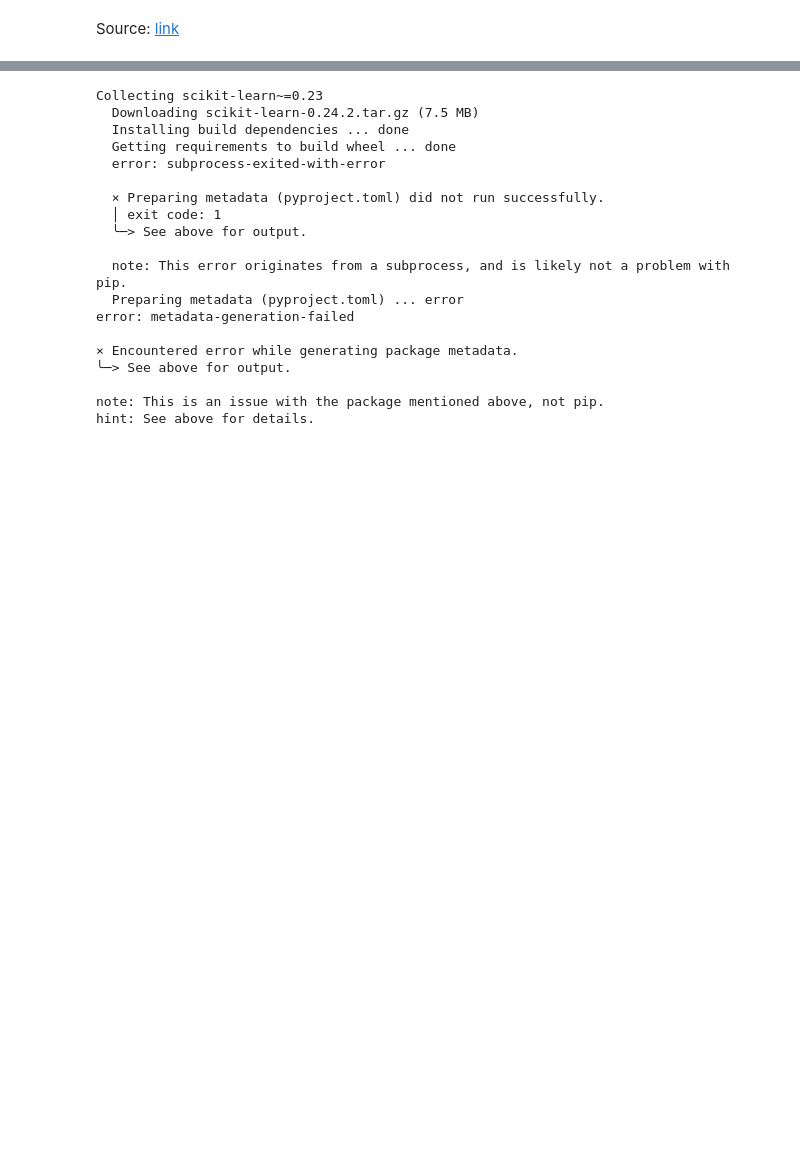
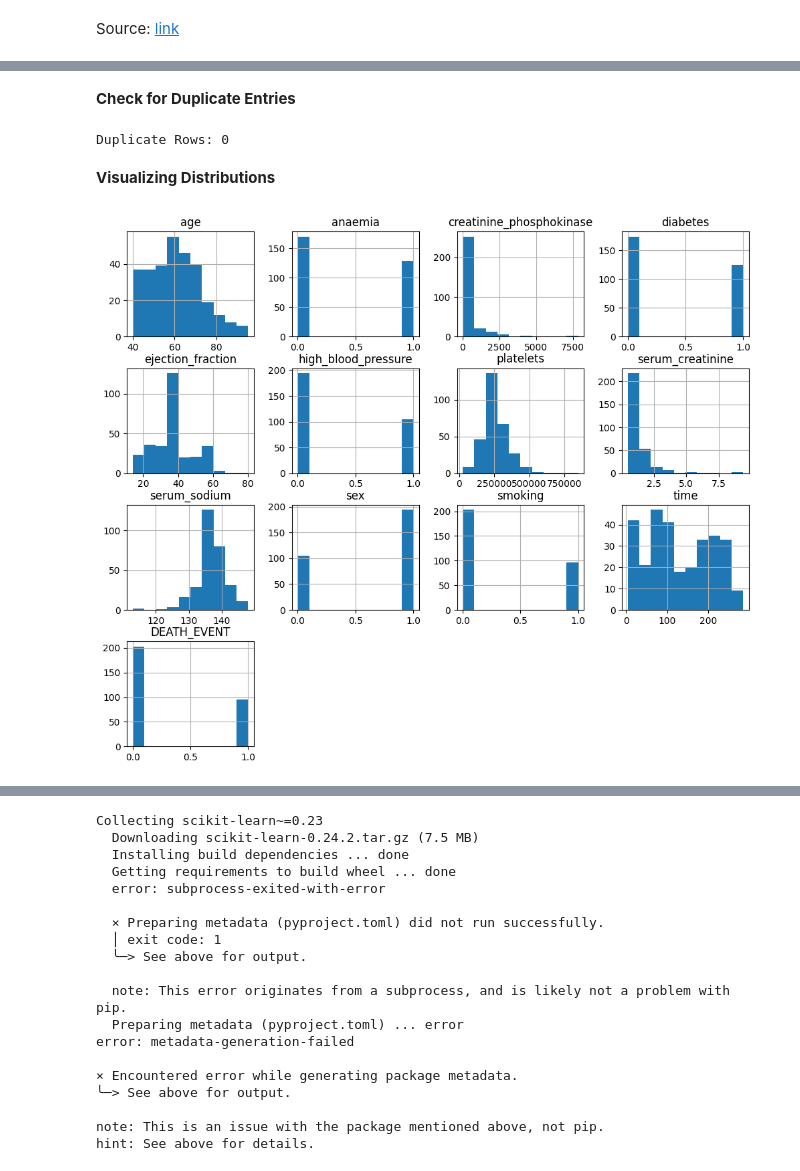
Before and after one commit to zpalevani/Capstone2, a Jupyter notebook: Capstone2.ipynb, the cells around one changed output, grey strips where cells are left out. Drawn from its saved outputs; the diff is of its cells as text; code cells hidden in the pictures; blank space fills up the shorter version.

```diff
--- a/Capstone2.ipynb
+++ b/Capstone2.ipynb
@@ -39,0 +44,10 @@ Source: [link](https://archive.ics.uci.edu/dataset/519/heart+failure+clinical+re
+# %%
+import pandas as pd
+
+# Load dataset (modify filename accordingly)
+df = pd.read_csv("/content/heart_failure_clinical_records_dataset.csv") # Changed filename to the one used in the rest of the code
+
+
+# Display basic info
+print(df.info())
+print(df.head())
@@ -39,0 +113,17 @@ Source: [link](https://archive.ics.uci.edu/dataset/519/heart+failure+clinical+re
+# %% [markdown]
+**Check for Duplicate Entries**
+# %%
+print(f"Duplicate Rows: {df.duplicated().sum()}")
+# %% [output]
+Duplicate Rows: 0
+# %% [markdown]
+**Visualizing Distributions**
+# %%
+import matplotlib.pyplot as plt
+import seaborn as sns
+
+# Plot histograms for numerical features
+df.hist(figsize=(12, 10))
+plt.show()
+# %% [output]
+[figure, added]
```
Also changed, not shown: parts of 15 cells of this notebook.
